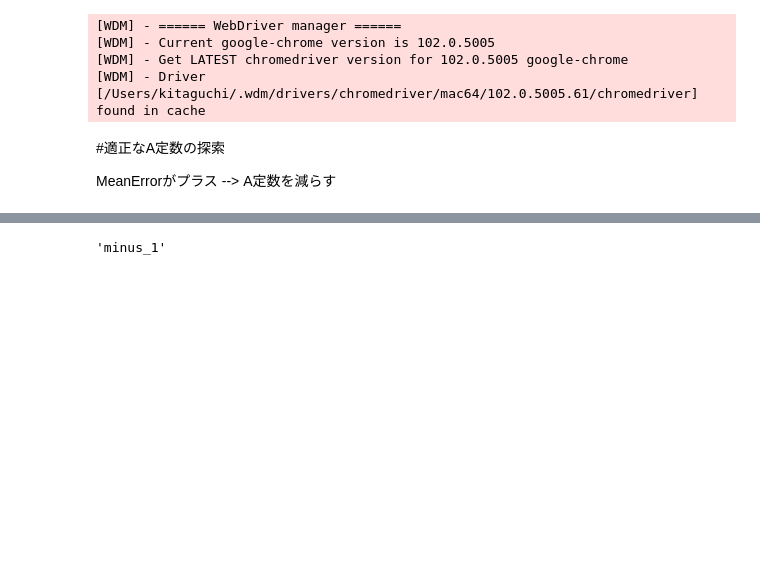
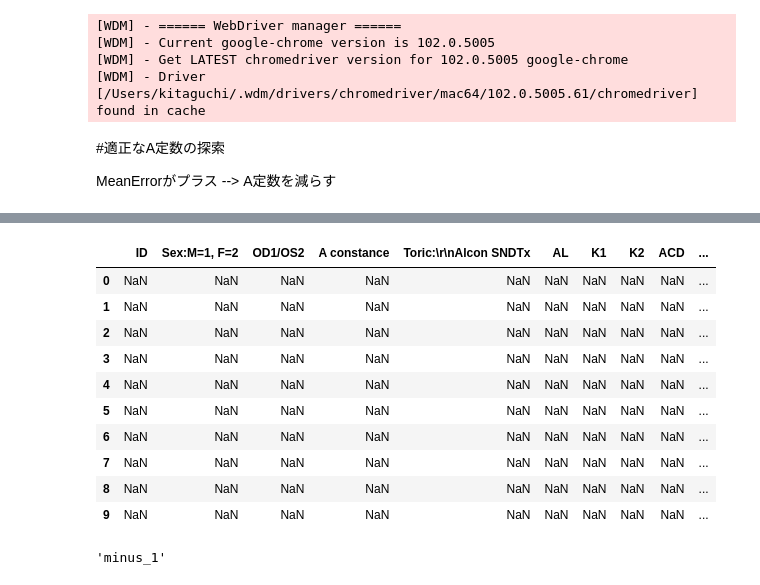
Before and after one commit to ykitaguchi77/tkinter, a Jupyter notebook: IOL scraping/IOL_scraping.ipynb, the cells around one changed output, grey strips where cells are left out. Drawn from its saved outputs; the diff is of its cells as text; code cells hidden in the pictures; blank space fills up the shorter version.

```diff
--- a/IOL scraping/IOL_scraping.ipynb
+++ b/IOL scraping/IOL_scraping.ipynb
@@ -404,4 +439,2 @@ AssertionError:
 # %%
 aa = pd.read_clipboard()
-# %%
-df2 = df.drop(df.index[[1, 3, 5]])
@@ -428,3 +441,17 @@ df2.iloc[:, 15].tolist()
+# %%
+df2
+# %% [output]
+|  | ID | Sex:M=1, F=2 | OD1/OS2 | A constance | Toric:\r\nAlcon SNDTx | AL | K1 | K2 | ACD | ... |
+| 0 | NaN | NaN | NaN | NaN | NaN | NaN | NaN | NaN | NaN | ... |
+| 1 | NaN | NaN | NaN | NaN | NaN | NaN | NaN | NaN | NaN | ... |
+| 2 | NaN | NaN | NaN | NaN | NaN | NaN | NaN | NaN | NaN | ... |
+| 3 | NaN | NaN | NaN | NaN | NaN | NaN | NaN | NaN | NaN | ... |
+| 4 | NaN | NaN | NaN | NaN | NaN | NaN | NaN | NaN | NaN | ... |
+| 5 | NaN | NaN | NaN | NaN | NaN | NaN | NaN | NaN | NaN | ... |
+| 6 | NaN | NaN | NaN | NaN | NaN | NaN | NaN | NaN | NaN | ... |
+| 7 | NaN | NaN | NaN | NaN | NaN | NaN | NaN | NaN | NaN | ... |
+| 8 | NaN | NaN | NaN | NaN | NaN | NaN | NaN | NaN | NaN | ... |
+| 9 | NaN | NaN | NaN | NaN | NaN | NaN | NaN | NaN | NaN | ... |
 # %%
 if aa.iloc[0:, 0].isin([29]).any():
     target2 = "minus_1"
```
Also changed, not shown: parts of 6 cells of this notebook.
